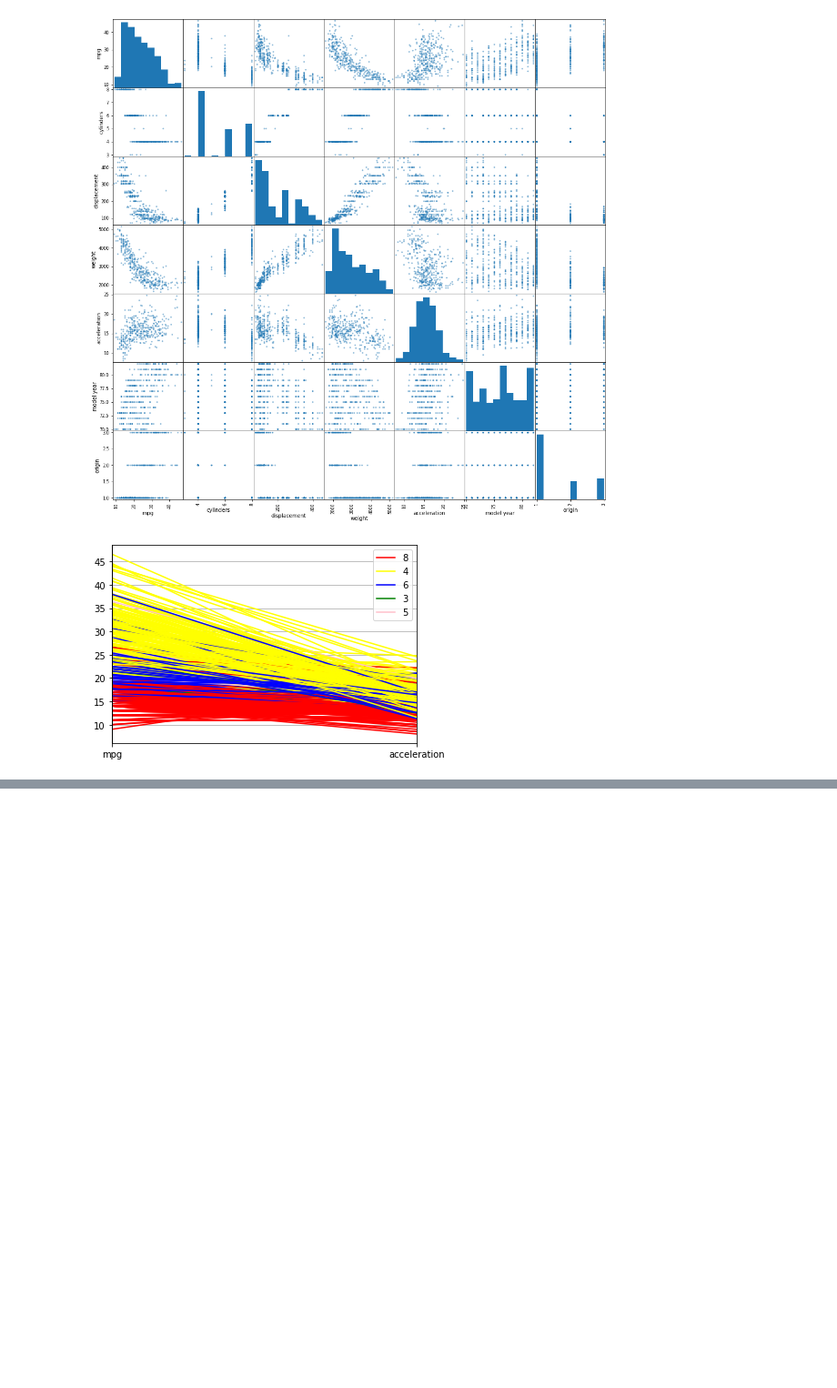
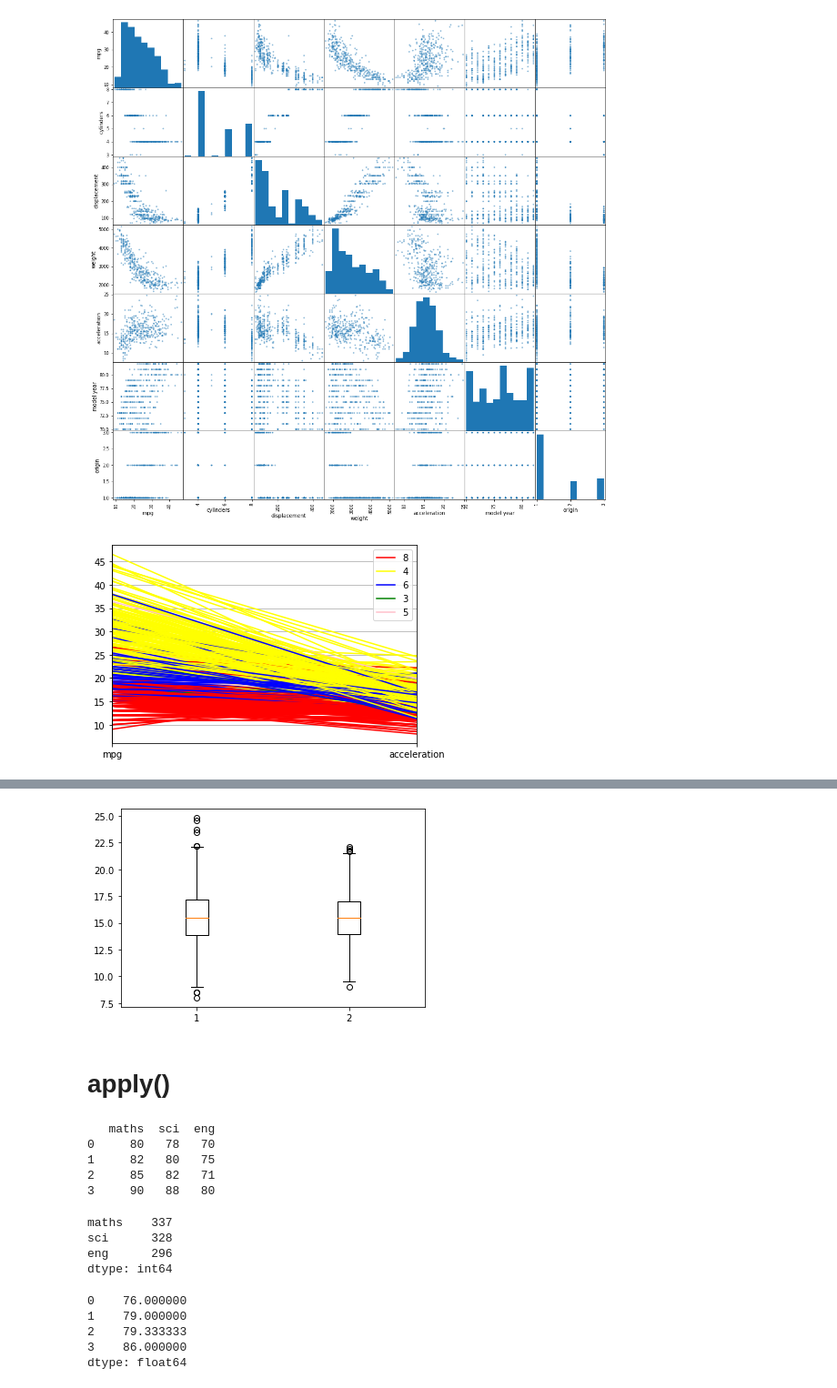
Before and after one commit to hem0307/lj, a Jupyter notebook: CH-1 Pandas.ipynb, the cells around one changed output, grey strips where cells are left out. Shown at 91% size. Cells and saved outputs as stored; diff of their text form; code cells hidden in the pictures; blank space fills up the shorter version.

```diff
--- a/CH-1 Pandas.ipynb
+++ b/CH-1 Pandas.ipynb
@@ -931,0 +980,32 @@ plt.show()
+# %%
+plt.boxplot([df["acceleration"],df1["acceleration"]])
+plt.show()
+# %% [output]
+[figure, added]
+# %% [markdown]
+# apply()
+# %%
+import pandas as pd
+df=pd.DataFrame({"maths":[80,82,85,90],"sci":[78,80,82,88],"eng":[70,75,71,80]})
+print(df)
+# %% [output]
+   maths  sci  eng
+0     80   78   70
+1     82   80   75
+2     85   82   71
+3     90   88   80
+# %%
+df.apply(sum)
+# %% [output]
+maths    337
+sci      328
+eng      296
+dtype: int64
+# %%
+df.apply(lambda x:x.mean(),axis=1)
+# %% [output]
+0    76.000000
+1    79.000000
+2    79.333333
+3    86.000000
+dtype: float64
```
Also changed, not shown: parts of 16 cells of this notebook.
